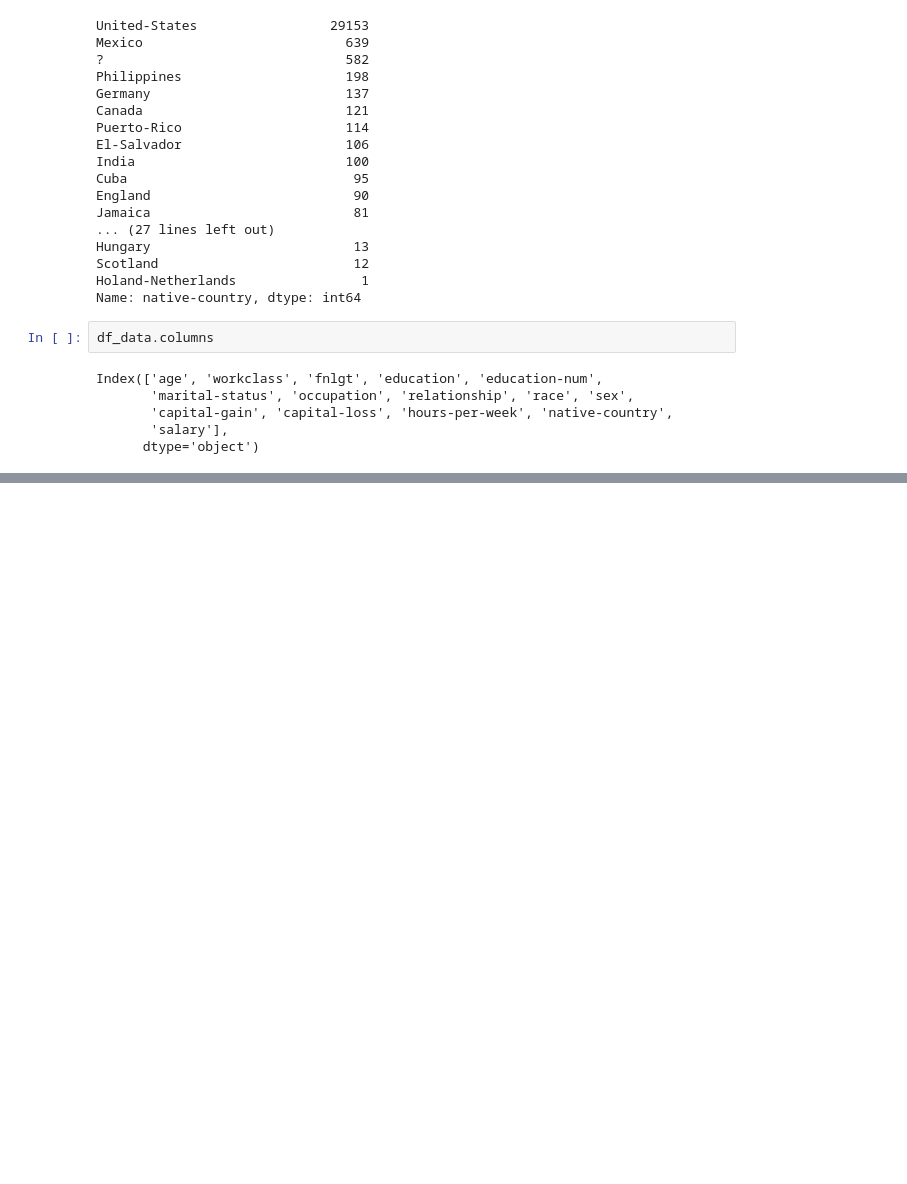
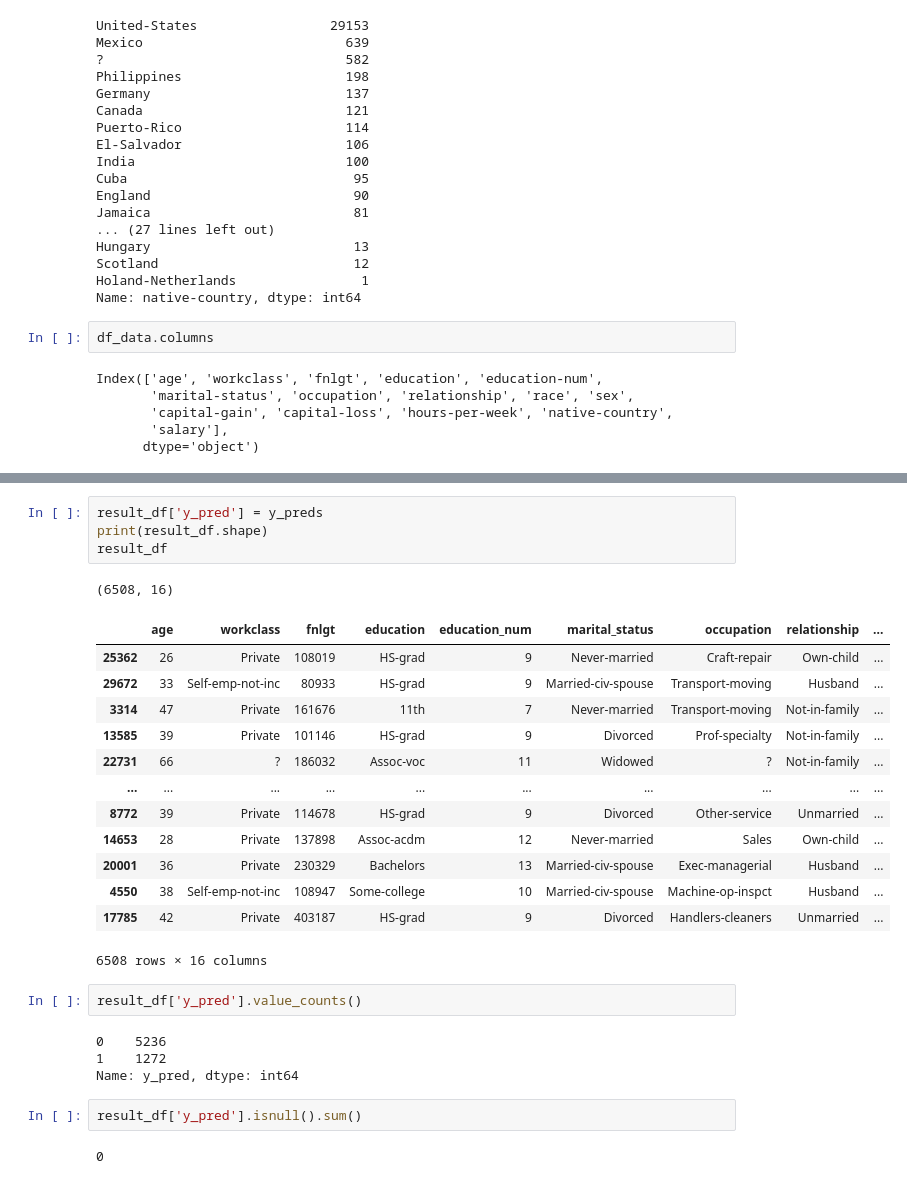
Before and after one commit to kayfuku/deploy-ml-model-on-Heroku-with-FastAPI, a Jupyter notebook: notebooks/EDA.ipynb, the cells around one changed output, grey strips where cells are left out. Cells and saved outputs as stored; diff of their text form; blank space fills up the shorter version.

```diff
--- a/notebooks/EDA.ipynb
+++ b/notebooks/EDA.ipynb
@@ -193,0 +265,29 @@ Index(['age', 'workclass', 'fnlgt', 'education', 'education-num',
+# %%
+result_df['y_pred'] = y_preds
+print(result_df.shape)
+result_df
+# %% [output]
+(6508, 16)
+|  | age | workclass | fnlgt | education | education_num | marital_status | occupation | relationship | ... |
+| 25362 | 26 | Private | 108019 | HS-grad | 9 | Never-married | Craft-repair | Own-child | ... |
+| 29672 | 33 | Self-emp-not-inc | 80933 | HS-grad | 9 | Married-civ-spouse | Transport-moving | Husband | ... |
+| 3314 | 47 | Private | 161676 | 11th | 7 | Never-married | Transport-moving | Not-in-family | ... |
+| 13585 | 39 | Private | 101146 | HS-grad | 9 | Divorced | Prof-specialty | Not-in-family | ... |
+| 22731 | 66 | ? | 186032 | Assoc-voc | 11 | Widowed | ? | Not-in-family | ... |
+| ... | ... | ... | ... | ... | ... | ... | ... | ... | ... |
+| 8772 | 39 | Private | 114678 | HS-grad | 9 | Divorced | Other-service | Unmarried | ... |
+| 14653 | 28 | Private | 137898 | Assoc-acdm | 12 | Never-married | Sales | Own-child | ... |
+| 20001 | 36 | Private | 230329 | Bachelors | 13 | Married-civ-spouse | Exec-managerial | Husband | ... |
+| 4550 | 38 | Self-emp-not-inc | 108947 | Some-college | 10 | Married-civ-spouse | Machine-op-inspct | Husband | ... |
+| 17785 | 42 | Private | 403187 | HS-grad | 9 | Divorced | Handlers-cleaners | Unmarried | ... |
+6508 rows × 16 columns
+# %%
+result_df['y_pred'].value_counts()
+# %% [output]
+0    5236
+1    1272
+Name: y_pred, dtype: int64
+# %%
+result_df['y_pred'].isnull().sum()
+# %% [output]
+0
```
Also changed, not shown: parts of 8 cells of this notebook, 2 other files.
